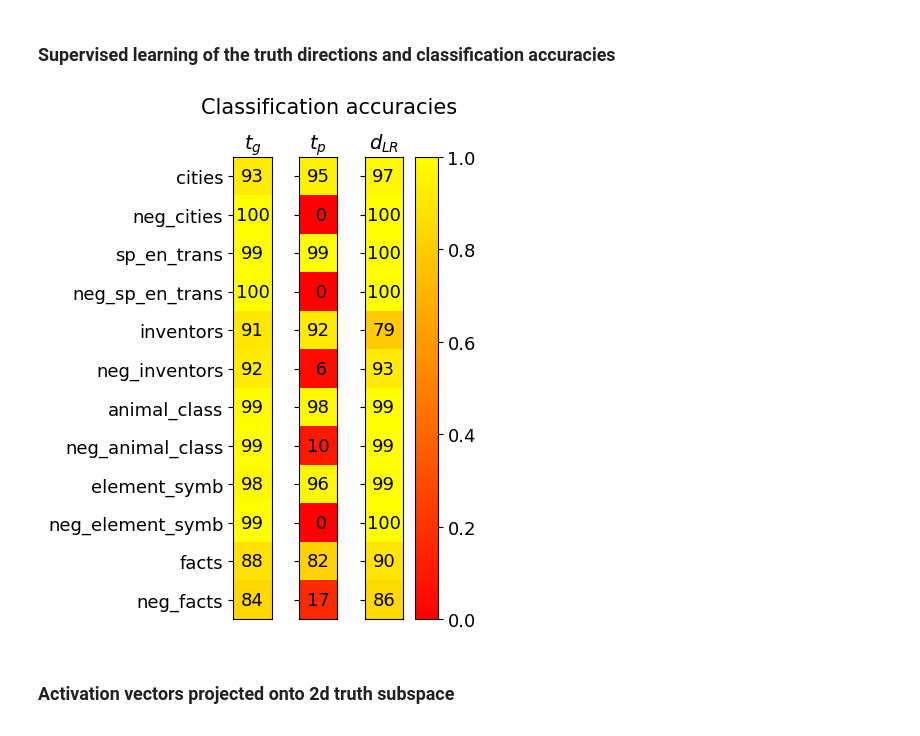
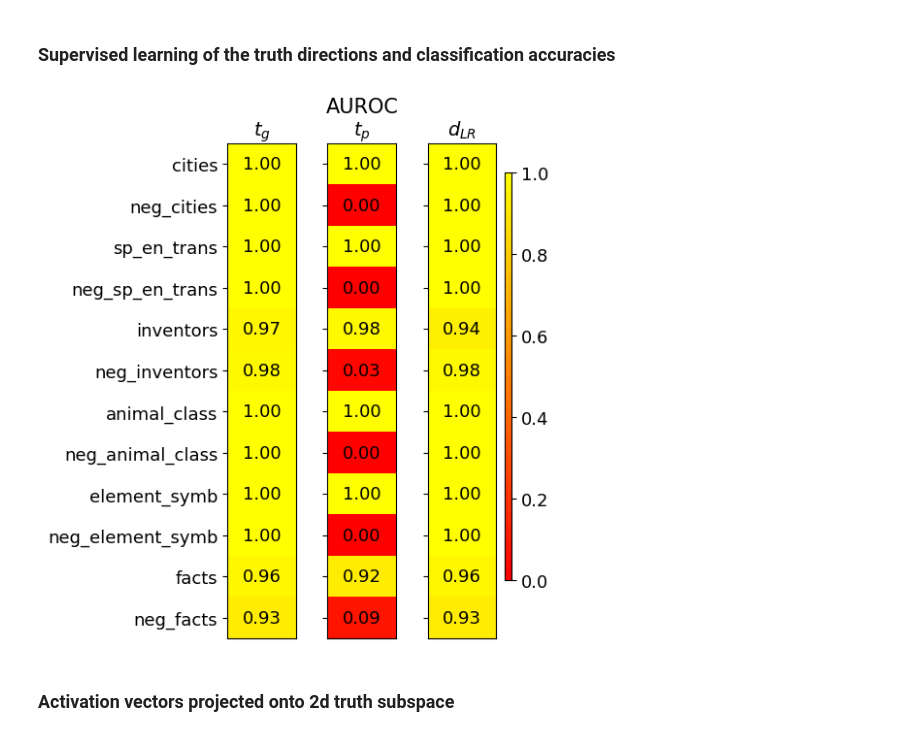
Before and after one commit to sciai-lab/Truth_is_Universal, a Jupyter notebook: truth_directions.ipynb, the cells around one changed output. Cells and saved outputs as stored; diff of their text form; code cells hidden in the pictures.

Commit message:
Computing AUROC in Figure 3 instead of classification accuracies for centered activations

```diff
--- a/truth_directions.ipynb
+++ b/truth_directions.ipynb
@@ -97,47 +97,55 @@ for _ in range(nr_runs):
         for j in range(2):
             dataset = train_sets[i+j]
             dm = DataManager()
-            dm.add_dataset(dataset, model_family, model_size, model_type, layer, split=None, center=True, device='cpu')
-            acts_centered, labels = dm.get(dataset)
+            dm.add_dataset(dataset, model_family, model_size, model_type, layer, split=None, center=False, device='cpu')
+            acts, labels = dm.get(dataset)
 
-            predictions = torch.heaviside(acts_centered @ t_g, torch.tensor([1.0]))
-            results['t_g'][dataset].append((predictions == labels).float().mean().item())
-            predictions = torch.heaviside(acts_centered @ t_p, torch.tensor([1.0]))
-            results['t_p'][dataset].append((predictions == labels).float().mean().item())
-            predictions = torch.heaviside(acts_centered @ d_lr, torch.tensor([1.0]))
-            results['d_{LR}'][dataset].append((predictions == labels).float().mean().item())
+            auroc = roc_auc_score(labels.numpy(), (acts @ t_g).numpy())
+            results['t_g'][dataset].append(auroc)
+            auroc = roc_auc_score(labels.numpy(), (acts @ t_p).numpy())
+            results['t_p'][dataset].append(auroc)
+            auroc = roc_auc_score(labels.numpy(), (acts @ d_lr).numpy())
+            results['d_{LR}'][dataset].append(auroc)
 
 stat_results = compute_statistics(results)
 # %%
 # Create a custom colormap from red to yellow
 cmap = LinearSegmentedColormap.from_list('red_yellow', [(1, 0, 0), (1, 1, 0)], N=100)
 
-# Create two subplots side-by-side
-fig, (ax1, ax2, ax3) = plt.subplots(figsize=(3, 6), ncols=3)
+# Create three subplots side-by-side
+fig, (ax1, ax2, ax3) = plt.subplots(figsize=(3.5, 6), ncols=3)
 
 for ax, key in zip((ax1, ax2, ax3), ('t_g', 't_p', 'd_{LR}')):
     grid = [[stat_results[key]['mean'][dataset]] for dataset in train_sets]
     im = ax.imshow(grid, vmin=0, vmax=1, cmap=cmap)
 
+    ax.set_aspect('auto')
+    ax.set_aspect(0.6)
+
     for i, row in enumerate(grid):
         for j, val in enumerate(row):
-            ax.text(j, i, f'{round(val * 100):2d}', ha='center', va='center', fontsize=13)
+            ax.text(j, i, f'{val:.2f}', ha='center', va='center', fontsize=13)
 
     ax.set_yticks(range(len(train_sets)))
     ax.set_xticks([])
     ax.set_title(f"${key}$", fontsize=14)
 
 ax1.set_yticklabels(train_sets, fontsize=13)
 ax2.set_yticklabels([])
 ax3.set_yticklabels([])
 
-cbar = fig.colorbar(im, ax=[ax1, ax2, ax3])
+# Adjust the layout to make room for the colorbar
+plt.subplots_adjust(top=0.9, bottom=0.05, left=0.1, right=0.9, wspace=0.4)
+
+# Add colorbar with a specified position
+cbar_ax = fig.add_axes([0.92, 0.15, 0.02, 0.7])  # [left, bottom, width, height]
+cbar = fig.colorbar(im, cax=cbar_ax)
 cbar.ax.tick_params(labelsize=13)
 
-fig.suptitle("Classification accuracies", fontsize=15)
+fig.suptitle("AUROC", fontsize=15)
 plt.show()
 # %% [output]
-[figure, old version]
+[figure, new version]
 # %% [markdown]
 ### Activation vectors projected onto 2d truth subspace
 # %%
```
Also changed, not shown: parts of 1 cell of this notebook.
